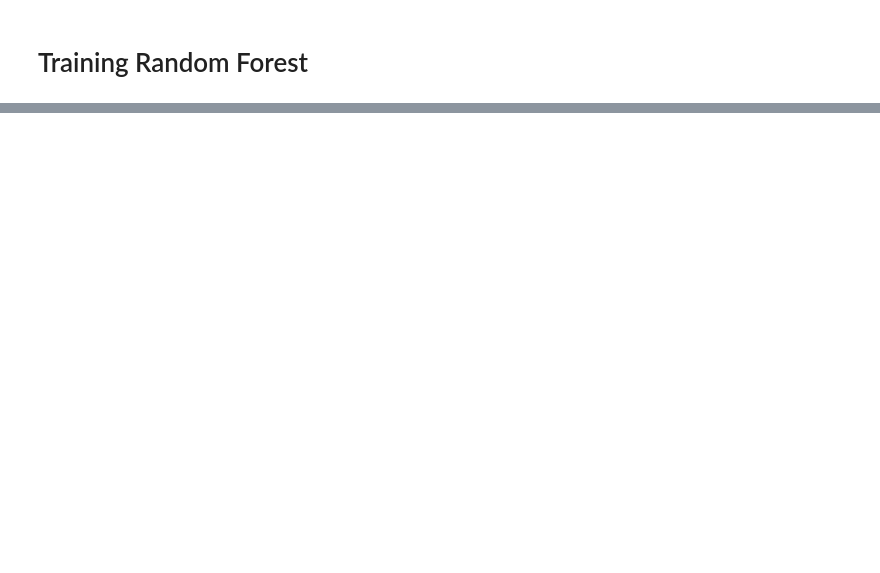
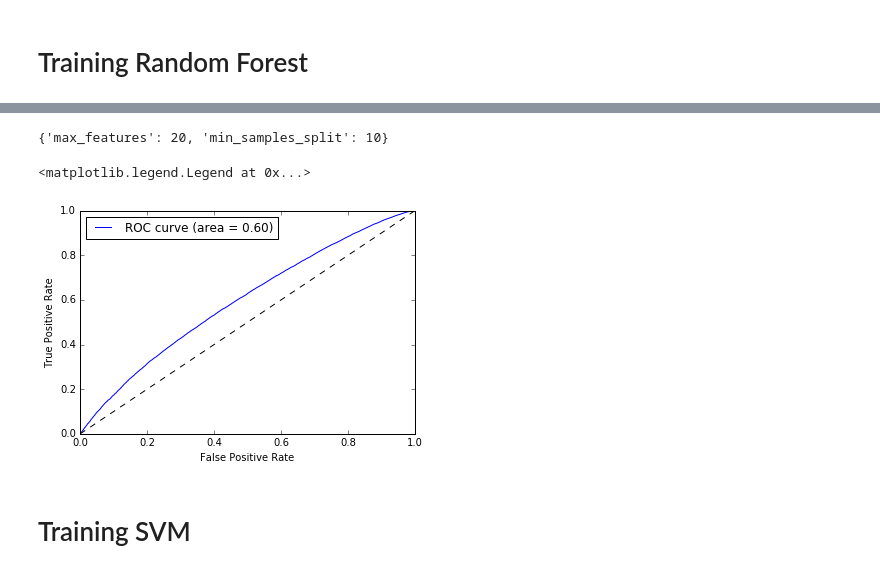
Before and after one commit to maxkub/challengeMDI343, a Jupyter notebook: challenge.ipynb, the cells around one changed output, grey strips where cells are left out. Cells and saved outputs as stored; diff of their text form; code cells hidden in the pictures; blank space fills up the shorter version.

Commit message:
added random forest --> did not improve the results

```diff
--- a/challenge.ipynb
+++ b/challenge.ipynb
@@ -378,3 +388,13 @@ df.describe()
+# %%
+def plot_roc(Y_test, Y_prob):
+    fpr, tpr, thresholds = roc_curve(Y_test, Y_prob)
+    roc_auc = roc_auc_score(Y_test, Y_prob)
+
+    plt.plot(fpr, tpr, label='ROC curve (area = %0.2f)' % roc_auc)
+    plt.plot([0,1],[0,1], 'k--')
+    plt.xlabel('False Positive Rate')
+    plt.ylabel('True Positive Rate')
+    plt.legend(loc='best')
 # %% [markdown]
 # visualisation
 # %%
@@ -450,0 +459,7 @@ plt.legend(loc='best')
+# %%
+estimator = RandomForestClassifier(n_estimators=50)
+paramters = {'max_features':[6,9,12,15,20], 'min_samples_split':[1, 2, 5, 10]}
+
+clf = GridSearchCV(estimator, param_grid=paramters, n_jobs=5, cv=5, iid=False, verbose=3)
+
+clf.fit(X_train, Y_train)
@@ -450,0 +514,14 @@ plt.legend(loc='best')
+# %%
+clf.best_params_
+# {'max_features': 20, 'min_samples_split': 10}
+# %% [output]
+{'max_features': 20, 'min_samples_split': 10}
+# %%
+Y_proba = clf.predict_proba(X_test)
+
+plot_roc(Y_test, Y_proba[:,1])
+# %% [output]
+<matplotlib.legend.Legend at 0x...>
+[figure, added]
+# %% [markdown]
+# Training SVM
```
Also changed, not shown: parts of 7 cells of this notebook.
